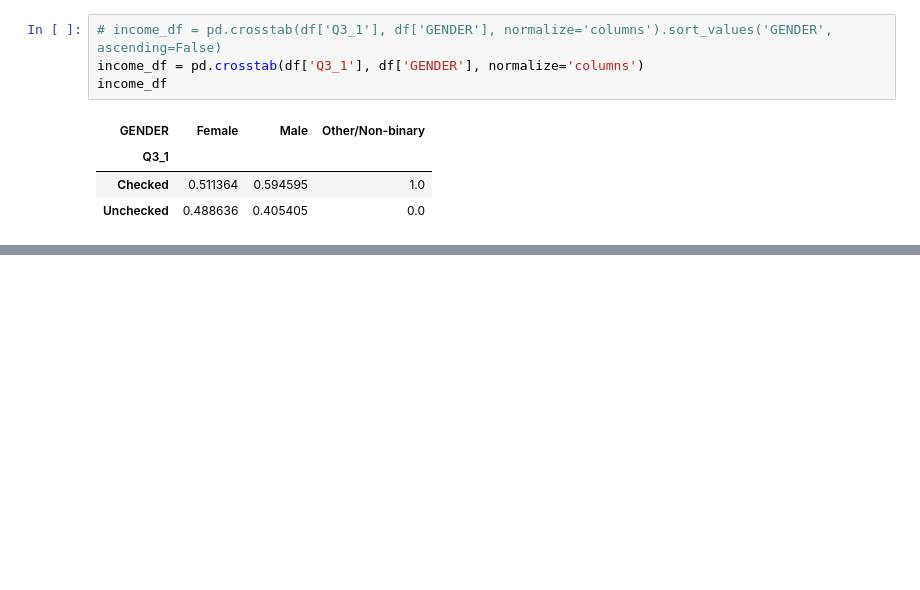
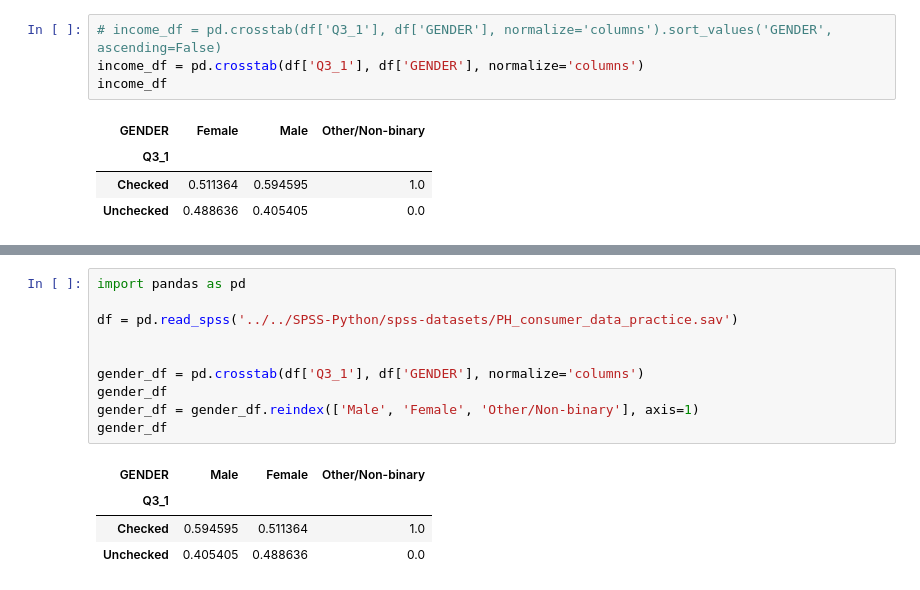
Before and after one commit to jellohead/output_manipulation, a Jupyter notebook: output_manipulation.ipynb, the cells around one changed output, grey strips where cells are left out. Drawn from its saved outputs; the diff is of its cells as text; blank space fills up the shorter version.

Commit message:
Reindex the output to match desired order for cut and paste into excel

```diff
--- a/output_manipulation.ipynb
+++ b/output_manipulation.ipynb
@@ -796,0 +796,15 @@ KeyError: 'GENDER'
+# %%
+import pandas as pd
+
+df = pd.read_spss('../../SPSS-Python/spss-datasets/PH_consumer_data_practice.sav')
+
+
+gender_df = pd.crosstab(df['Q3_1'], df['GENDER'], normalize='columns')
+gender_df
+gender_df = gender_df.reindex(['Male', 'Female', 'Other/Non-binary'], axis=1)
+gender_df
+# %% [output]
+| GENDER | Male | Female | Other/Non-binary |
+| Q3_1 |  |  |  |
+| Checked | 0.594595 | 0.511364 | 1.0 |
+| Unchecked | 0.405405 | 0.488636 | 0.0 |
```
Also changed, not shown: parts of 9 cells of this notebook, 4 other files.
